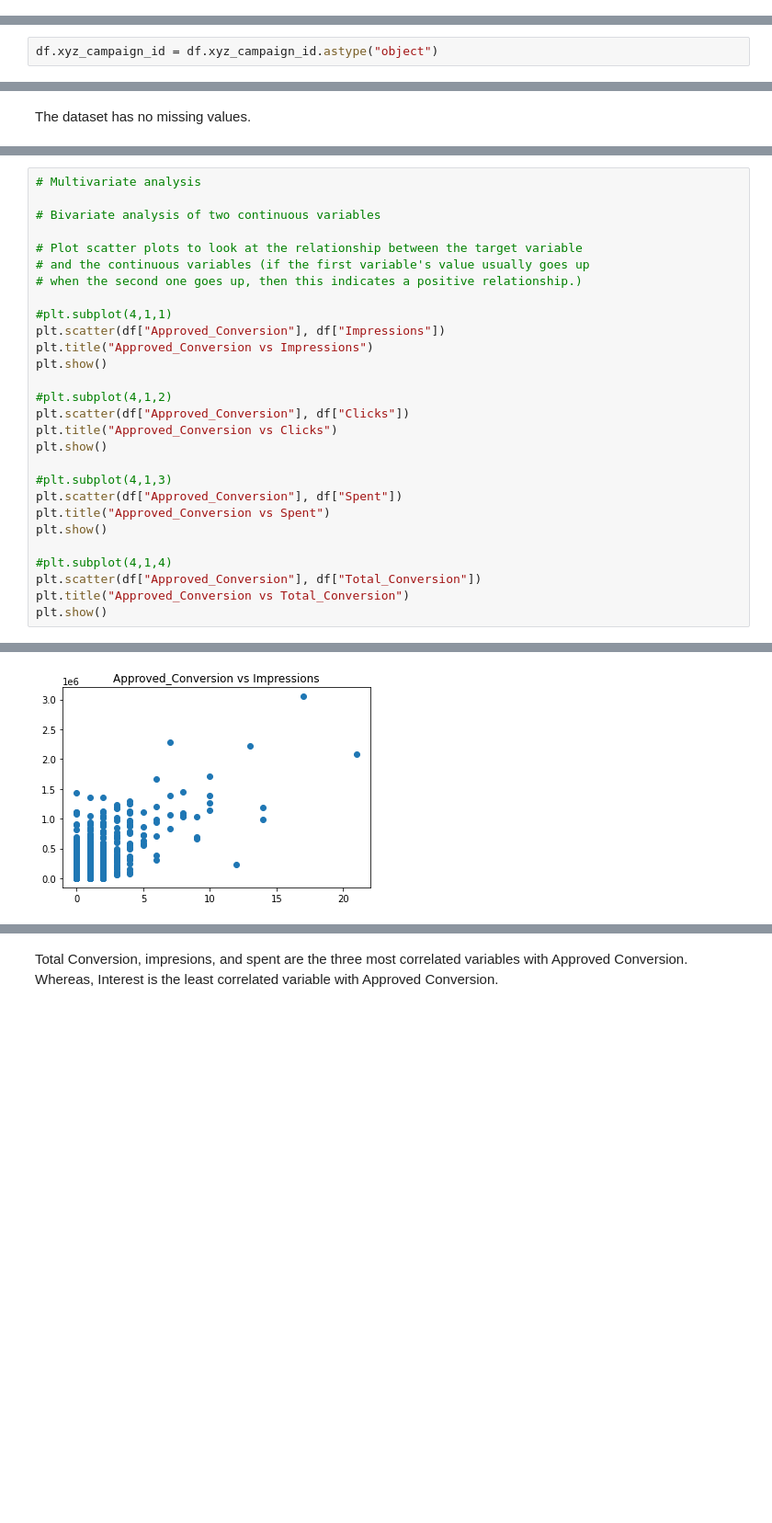
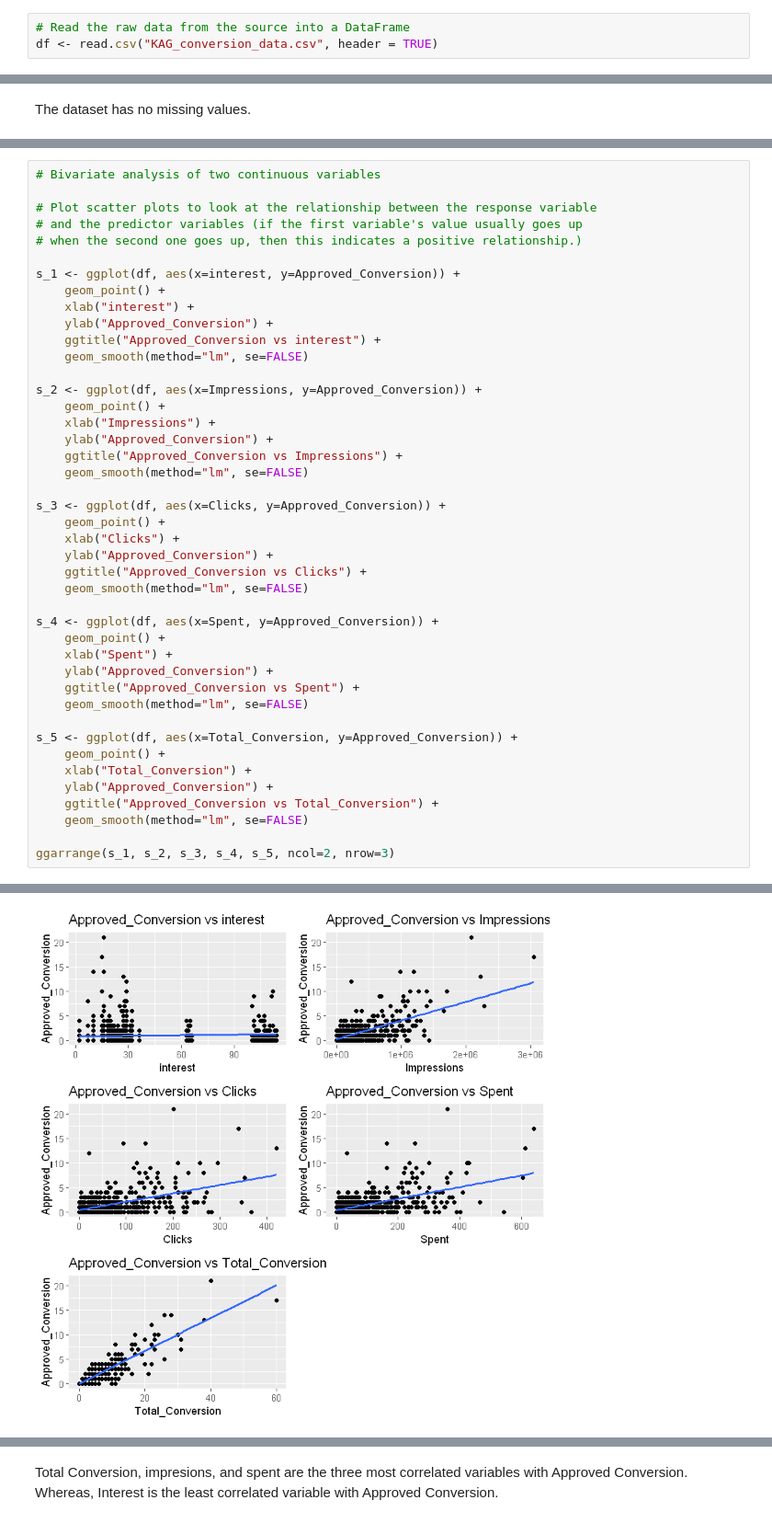
Before and after one commit to omaroscar-10/Product-Sales-Prediction, a Jupyter notebook: Product Sales Prediction.ipynb, the cells around one changed output, grey strips where cells are left out. Shown at 92% size. Cells and saved outputs as stored; diff of their text form; blank space fills up the shorter version.

```diff
--- a/Product Sales Prediction.ipynb
+++ b/Product Sales Prediction.ipynb
@@ -54 +47,4 @@ df = pd.read_csv("https://storage.googleapis.com/kagglesdsdata/datasets/2678/444
+# %%
+# Read the raw data from the source into a DataFrame
+df <- read.csv("KAG_conversion_data.csv", header = TRUE)
 # %% [markdown]
@@ -120,2 +105,0 @@ The xyz_campaign_id variable contains only three distinct (unique) values. There
-# %%
-df.xyz_campaign_id = df.xyz_campaign_id.astype("object")
@@ -266,29 +214,44 @@ Furthermore, the distribution of all the continuous variables are not normally d
 # %%
-# Multivariate analysis
-
 # Bivariate analysis of two continuous variables
 
-# Plot scatter plots to look at the relationship between the target variable
-# and the continuous variables (if the first variable's value usually goes up
+# Plot scatter plots to look at the relationship between the response variable
+# and the predictor variables (if the first variable's value usually goes up
 # when the second one goes up, then this indicates a positive relationship.)
 
-#plt.subplot(4,1,1)
-plt.scatter(df["Approved_Conversion"], df["Impressions"])
-plt.title("Approved_Conversion vs Impressions")
-plt.show()
+s_1 <- ggplot(df, aes(x=interest, y=Approved_Conversion)) +
+    geom_point() +
+    xlab("interest") +
+    ylab("Approved_Conversion") +
+    ggtitle("Approved_Conversion vs interest") +
+    geom_smooth(method="lm", se=FALSE)
 
-#plt.subplot(4,1,2)
-plt.scatter(df["Approved_Conversion"], df["Clicks"])
-plt.title("Approved_Conversion vs Clicks")
-plt.show()
+s_2 <- ggplot(df, aes(x=Impressions, y=Approved_Conversion)) +
+    geom_point() +
+    xlab("Impressions") +
+    ylab("Approved_Conversion") +
+    ggtitle("Approved_Conversion vs Impressions") +
+    geom_smooth(method="lm", se=FALSE)
 
-#plt.subplot(4,1,3)
-plt.scatter(df["Approved_Conversion"], df["Spent"])
-plt.title("Approved_Conversion vs Spent")
-plt.show()
+s_3 <- ggplot(df, aes(x=Clicks, y=Approved_Conversion)) +
+    geom_point() +
+    xlab("Clicks") +
+    ylab("Approved_Conversion") +
+    ggtitle("Approved_Conversion vs Clicks") +
+    geom_smooth(method="lm", se=FALSE)
 
-#plt.subplot(4,1,4)
-plt.scatter(df["Approved_Conversion"], df["Total_Conversion"])
-plt.title("Approved_Conversion vs Total_Conversion")
-plt.show()
+s_4 <- ggplot(df, aes(x=Spent, y=Approved_Conversion)) +
+    geom_point() +
+    xlab("Spent") +
+    ylab("Approved_Conversion") +
+    ggtitle("Approved_Conversion vs Spent") +
+    geom_smooth(method="lm", se=FALSE)
+
+s_5 <- ggplot(df, aes(x=Total_Conversion, y=Approved_Conversion)) +
+    geom_point() +
+    xlab("Total_Conversion") +
+    ylab("Approved_Conversion") +
+    ggtitle("Approved_Conversion vs Total_Conversion") +
+    geom_smooth(method="lm", se=FALSE)
+
+ggarrange(s_1, s_2, s_3, s_4, s_5, ncol=2, nrow=3)
 # %% [output]
@@ -295 +263 @@ plt.show()
-[figure, old version]
+[figure, new version]
```
Also changed, not shown: parts of 143 cells of this notebook.
